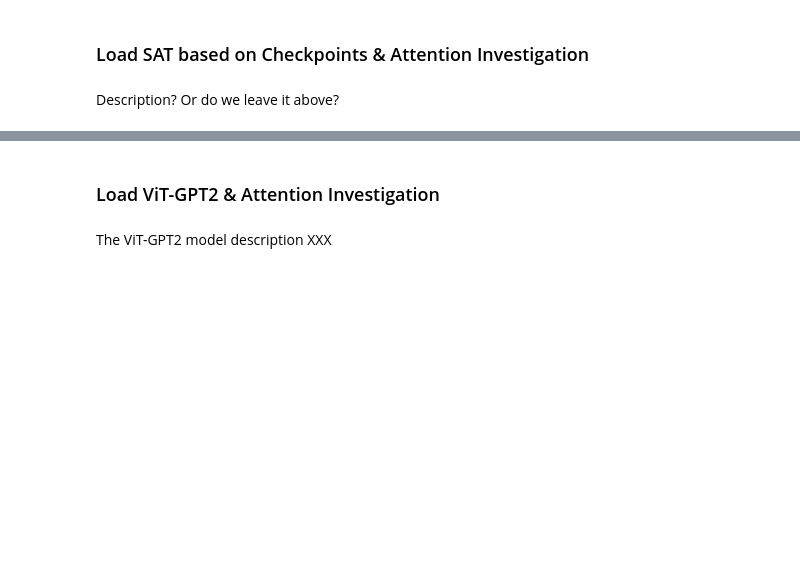
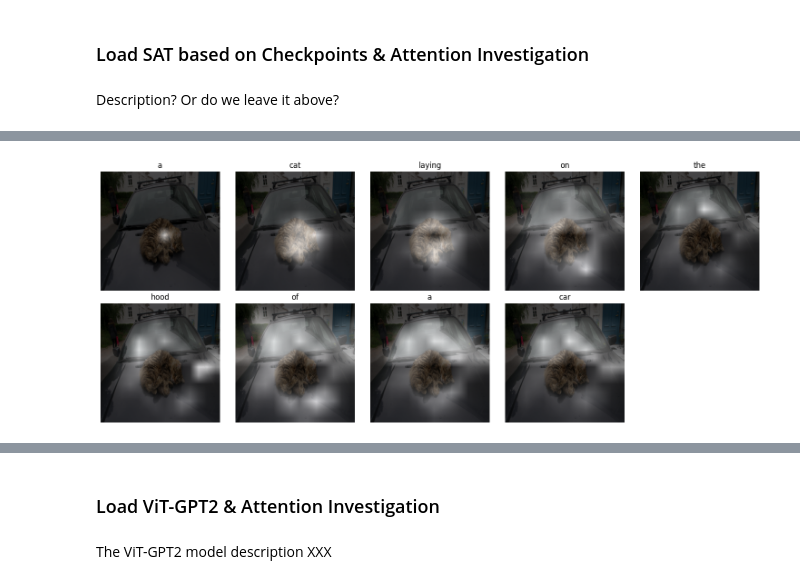
Before and after one commit to seue24/Advanced-Machine-Learning-for-Natural-Language-Processing, a Jupyter notebook: Yoshi_Code_Katinka_Markdown_Seb_Notebook.ipynb, the cells around one changed output, grey strips where cells are left out. Cells and saved outputs as stored; diff of their text form; code cells hidden in the pictures; blank space fills up the shorter version.

```diff
--- a/Yoshi_Code_Katinka_Markdown_Seb_Notebook.ipynb
+++ b/Yoshi_Code_Katinka_Markdown_Seb_Notebook.ipynb
@@ -495,0 +274,10 @@ visualize_sat_attention_overlay(
+# %%
+# Test SAT
+idx = 6000
+img, caps = get_image(idx)
+
+caption, alphas, words = sat_caption(img)
+print(f"SAT: {caption}\n")
+print("Ground truth:")
+for cap in caps:
+    print(f"  {cap}")
@@ -495,0 +293,35 @@ visualize_sat_attention_overlay(
+# %%
+# Visualize SAT attention
+def visualize_sat_attention(image, alphas, words):
+    """Visualize per-word attention."""
+    img_resized = image.resize((14*24, 14*24))
+
+    n_words = len(words)
+    cols = 5
+    rows = int(np.ceil(n_words / cols))
+
+    fig, axes = plt.subplots(rows, cols, figsize=(15, 3*rows))
+    axes = axes.flatten() if n_words > 1 else [axes]
+
+    for t, (word, alpha) in enumerate(zip(words, alphas[1:n_words+1])):
+        alpha_np = np.array(alpha)
+        alpha_resized = F.interpolate(
+            torch.FloatTensor(alpha_np).unsqueeze(0).unsqueeze(0),
+            size=(14*24, 14*24),
+            mode='bilinear'
+        ).squeeze().numpy()
+
+        axes[t].imshow(img_resized)
+        axes[t].imshow(alpha_resized, cmap='gray', alpha=0.7)
+        axes[t].set_title(word, fontsize=12)
+        axes[t].axis('off')
+
+    for t in range(n_words, len(axes)):
+        axes[t].axis('off')
+
+    plt.tight_layout()
+    plt.show()
+
+visualize_sat_attention(img, alphas, words)
+# %% [output]
+[figure, added]
```
Also changed, not shown: parts of 14 cells of this notebook, 2 other files.
